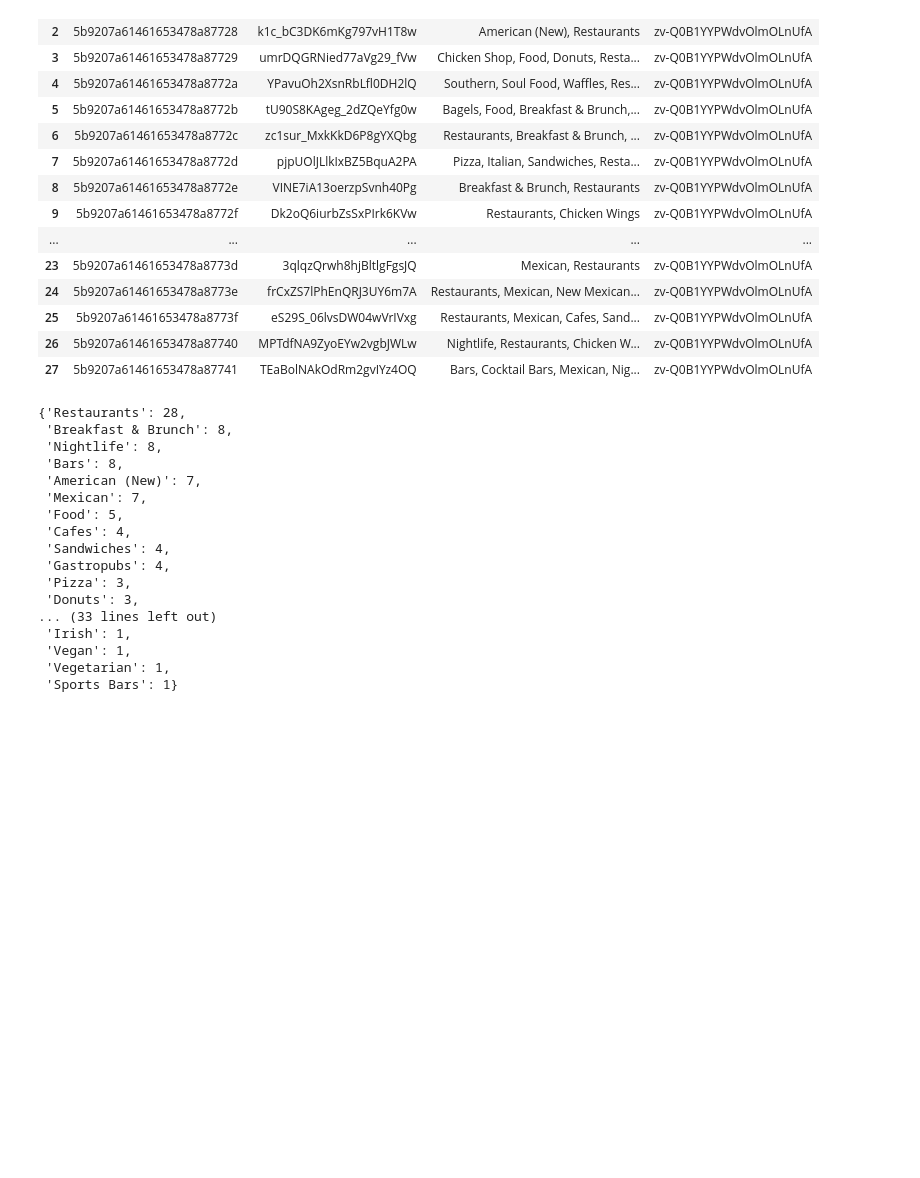
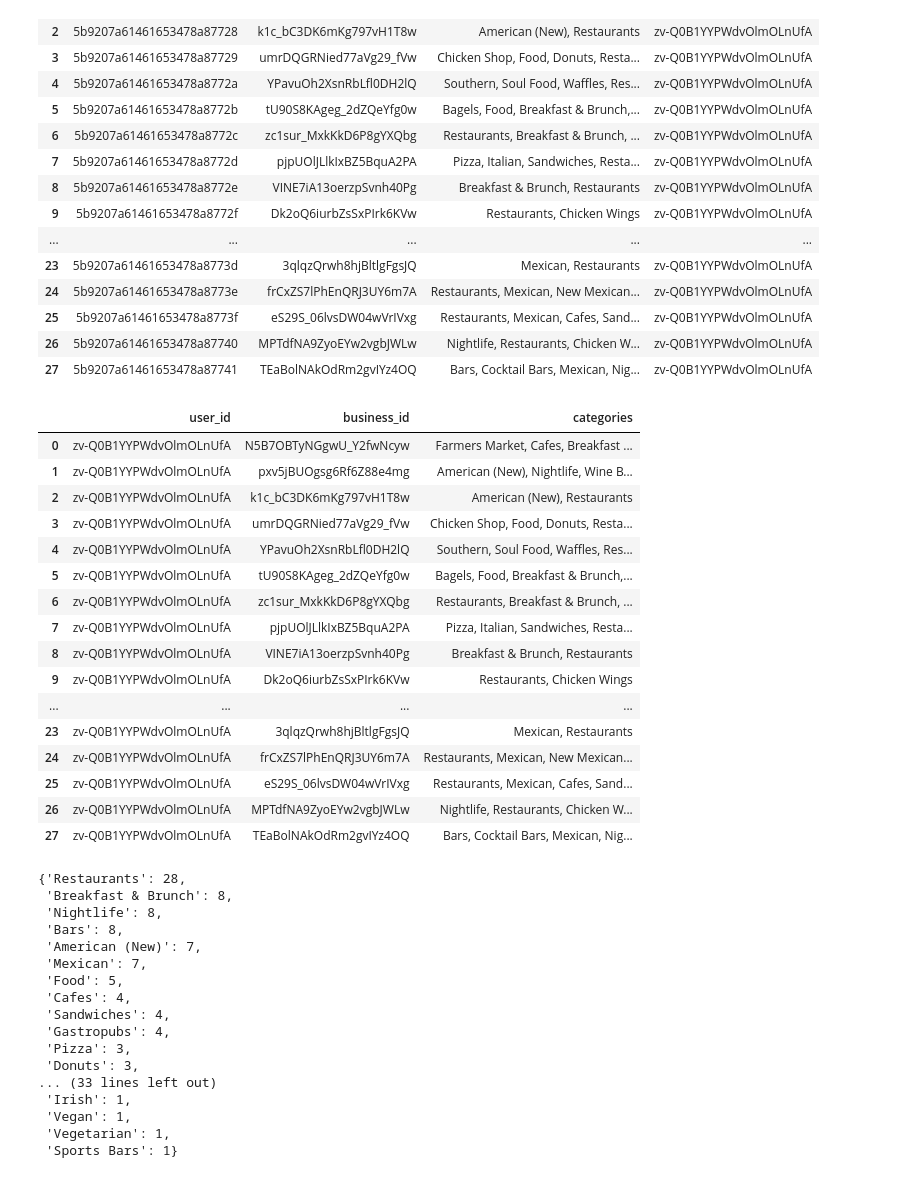
Before and after one commit to ShijunW/Galvanize-DSI-Capstone, a Jupyter notebook: MongoDB.ipynb, the cells around one changed output. Cells and saved outputs as stored; diff of their text form; code cells hidden in the pictures; blank space fills up the shorter version.

```diff
--- a/MongoDB.ipynb
+++ b/MongoDB.ipynb
@@ -253,6 +261,26 @@ review
 | 25 | 5b9207a61461653478a8773f | eS29S_06lvsDW04wVrIVxg | Restaurants, Mexican, Cafes, Sand... | zv-Q0B1YYPWdvOlmOLnUfA |
 | 26 | 5b9207a61461653478a87740 | MPTdfNA9ZyoEYw2vgbJWLw | Nightlife, Restaurants, Chicken W... | zv-Q0B1YYPWdvOlmOLnUfA |
 | 27 | 5b9207a61461653478a87741 | TEaBolNAkOdRm2gvIYz4OQ | Bars, Cocktail Bars, Mexican, Nig... | zv-Q0B1YYPWdvOlmOLnUfA |
+# %%
+review[['user_id','business_id','categories']]
+# %% [output]
+|  | user_id | business_id | categories |
+| 0 | zv-Q0B1YYPWdvOlmOLnUfA | N5B7OBTyNGgwU_Y2fwNcyw | Farmers Market, Cafes, Breakfast ... |
+| 1 | zv-Q0B1YYPWdvOlmOLnUfA | pxv5jBUOgsg6Rf6Z88e4mg | American (New), Nightlife, Wine B... |
+| 2 | zv-Q0B1YYPWdvOlmOLnUfA | k1c_bC3DK6mKg797vH1T8w | American (New), Restaurants |
+| 3 | zv-Q0B1YYPWdvOlmOLnUfA | umrDQGRNied77aVg29_fVw | Chicken Shop, Food, Donuts, Resta... |
+| 4 | zv-Q0B1YYPWdvOlmOLnUfA | YPavuOh2XsnRbLfl0DH2lQ | Southern, Soul Food, Waffles, Res... |
+| 5 | zv-Q0B1YYPWdvOlmOLnUfA | tU90S8KAgeg_2dZQeYfg0w | Bagels, Food, Breakfast & Brunch,... |
+| 6 | zv-Q0B1YYPWdvOlmOLnUfA | zc1sur_MxkKkD6P8gYXQbg | Restaurants, Breakfast & Brunch, ... |
+| 7 | zv-Q0B1YYPWdvOlmOLnUfA | pjpUOlJLlkIxBZ5BquA2PA | Pizza, Italian, Sandwiches, Resta... |
+| 8 | zv-Q0B1YYPWdvOlmOLnUfA | VINE7iA13oerzpSvnh40Pg | Breakfast & Brunch, Restaurants |
+| 9 | zv-Q0B1YYPWdvOlmOLnUfA | Dk2oQ6iurbZsSxPIrk6KVw | Restaurants, Chicken Wings |
+| ... | ... | ... | ... |
+| 23 | zv-Q0B1YYPWdvOlmOLnUfA | 3qlqzQrwh8hjBltlgFgsJQ | Mexican, Restaurants |
+| 24 | zv-Q0B1YYPWdvOlmOLnUfA | frCxZS7lPhEnQRJ3UY6m7A | Restaurants, Mexican, New Mexican... |
+| 25 | zv-Q0B1YYPWdvOlmOLnUfA | eS29S_06lvsDW04wVrIVxg | Restaurants, Mexican, Cafes, Sand... |
+| 26 | zv-Q0B1YYPWdvOlmOLnUfA | MPTdfNA9ZyoEYw2vgbJWLw | Nightlife, Restaurants, Chicken W... |
+| 27 | zv-Q0B1YYPWdvOlmOLnUfA | TEaBolNAkOdRm2gvIYz4OQ | Bars, Cocktail Bars, Mexican, Nig... |
 # %%
 cat_words = []
 for i in range(len(review)):
```
Also changed, not shown: parts of 1 cell of this notebook, 1 other file.
